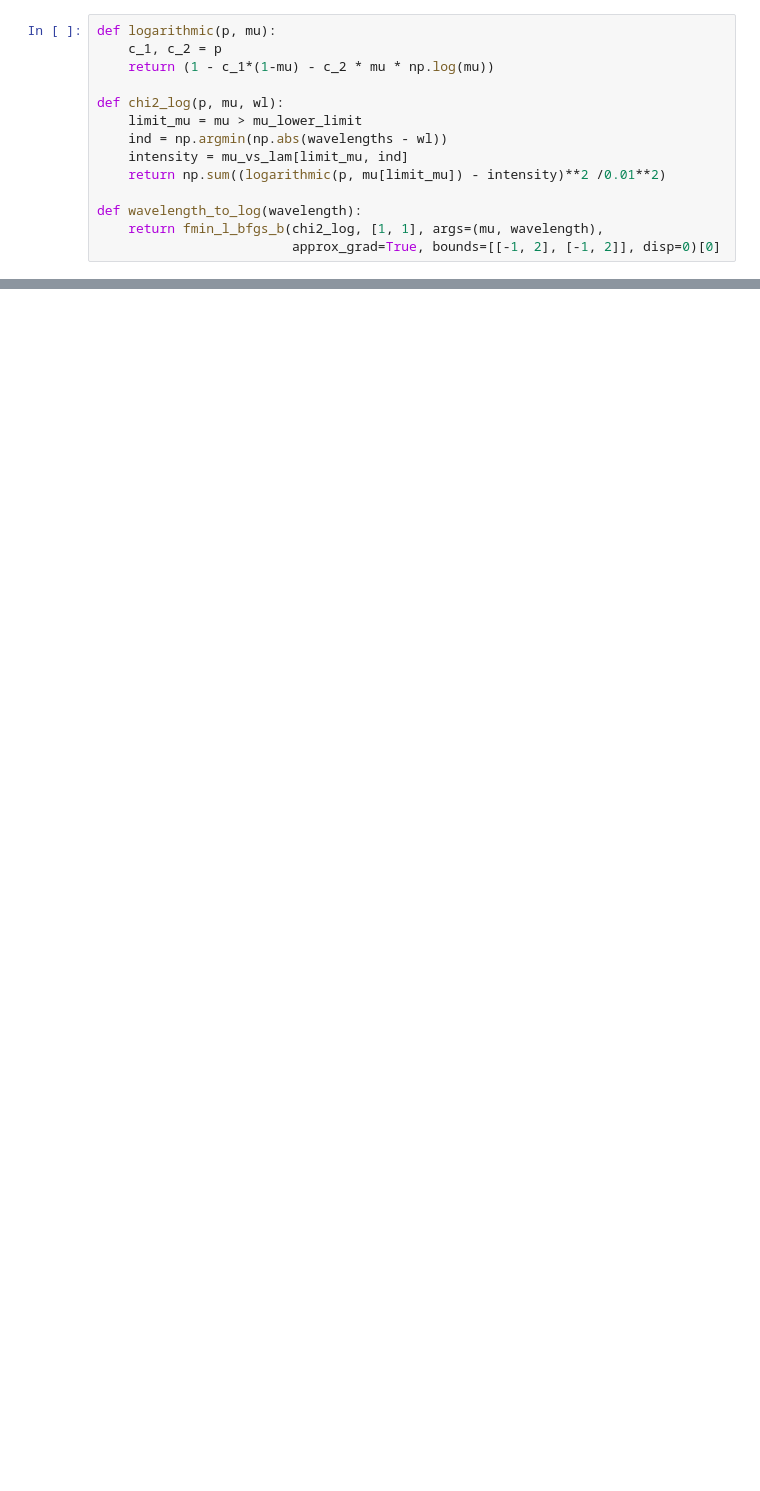
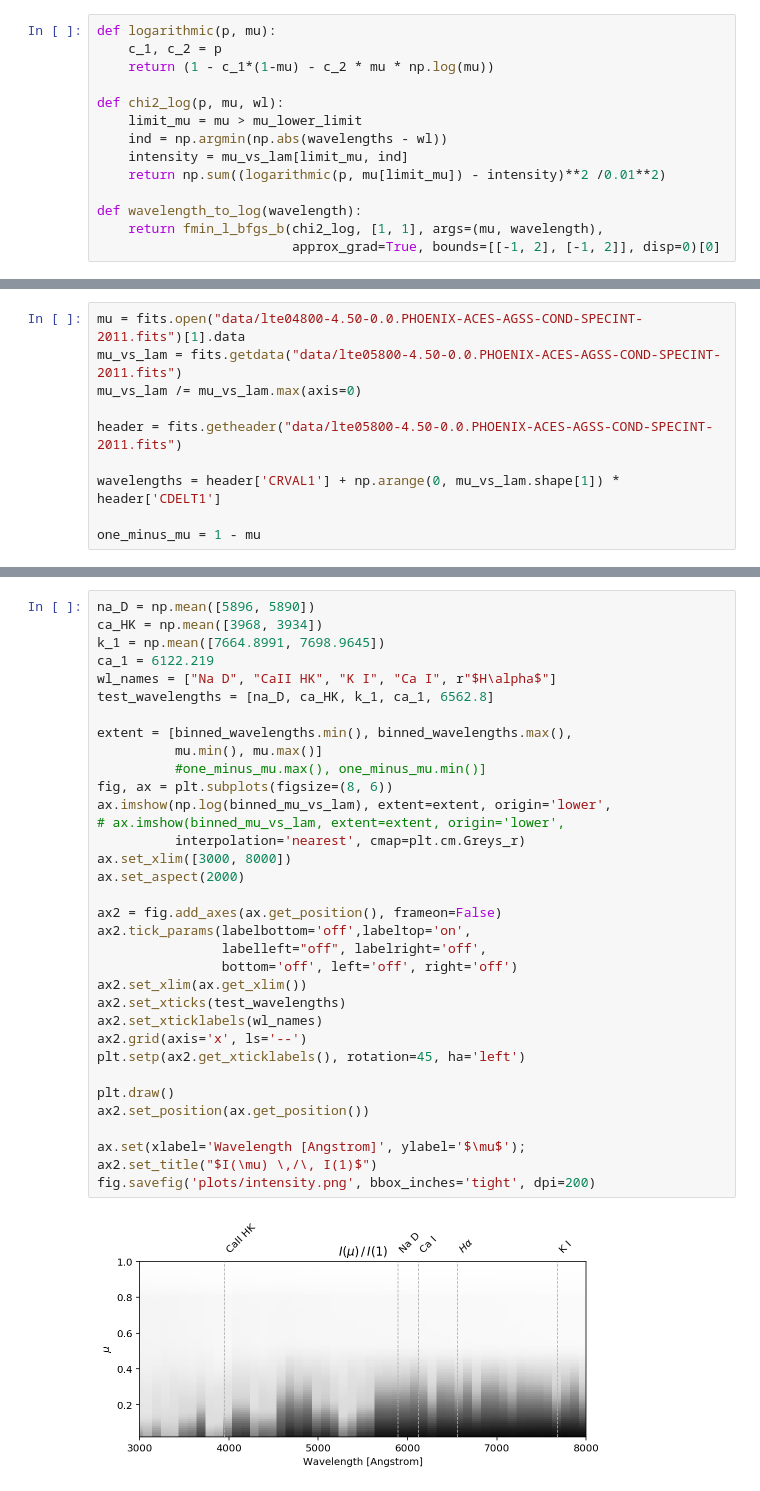
Before and after one commit to bmorris3/nograystars, a Jupyter notebook: concept.ipynb, the cells around one changed output, grey strips where cells are left out. Drawn from its saved outputs; the diff is of its cells as text; blank space fills up the shorter version.

```diff
--- a/concept.ipynb
+++ b/concept.ipynb
@@ -169,0 +203,10 @@ plt.legend();
+# %%
+mu = fits.open("data/lte04800-4.50-0.0.PHOENIX-ACES-AGSS-COND-SPECINT-2011.fits")[1].data
+mu_vs_lam = fits.getdata("data/lte05800-4.50-0.0.PHOENIX-ACES-AGSS-COND-SPECINT-2011.fits")
+mu_vs_lam /= mu_vs_lam.max(axis=0)
+
+header = fits.getheader("data/lte05800-4.50-0.0.PHOENIX-ACES-AGSS-COND-SPECINT-2011.fits")
+
+wavelengths = header['CRVAL1'] + np.arange(0, mu_vs_lam.shape[1]) * header['CDELT1']
+
+one_minus_mu = 1 - mu
@@ -169,0 +245,36 @@ plt.legend();
+# %%
+na_D = np.mean([5896, 5890])
+ca_HK = np.mean([3968, 3934])
+k_1 = np.mean([7664.8991, 7698.9645])
+ca_1 = 6122.219
+wl_names = ["Na D", "CaII HK", "K I", "Ca I", r"$H\alpha$"]
+test_wavelengths = [na_D, ca_HK, k_1, ca_1, 6562.8]
+
+extent = [binned_wavelengths.min(), binned_wavelengths.max(),
+          mu.min(), mu.max()]
+          #one_minus_mu.max(), one_minus_mu.min()]
+fig, ax = plt.subplots(figsize=(8, 6))
+ax.imshow(np.log(binned_mu_vs_lam), extent=extent, origin='lower',
+# ax.imshow(binned_mu_vs_lam, extent=extent, origin='lower',
+          interpolation='nearest', cmap=plt.cm.Greys_r)
+ax.set_xlim([3000, 8000])
+ax.set_aspect(2000)
+
+ax2 = fig.add_axes(ax.get_position(), frameon=False)
+ax2.tick_params(labelbottom='off',labeltop='on',
+                labelleft="off", labelright='off',
+                bottom='off', left='off', right='off')
+ax2.set_xlim(ax.get_xlim())
+ax2.set_xticks(test_wavelengths)
+ax2.set_xticklabels(wl_names)
+ax2.grid(axis='x', ls='--')
+plt.setp(ax2.get_xticklabels(), rotation=45, ha='left')
+
+plt.draw()
+ax2.set_position(ax.get_position())
+
+ax.set(xlabel='Wavelength [Angstrom]', ylabel='$\mu$');
+ax2.set_title("$I(\mu) \,/\, I(1)$")
+fig.savefig('plots/intensity.png', bbox_inches='tight', dpi=200)
+# %% [output]
+[figure, added]
```
Also changed, not shown: parts of 16 cells of this notebook.
